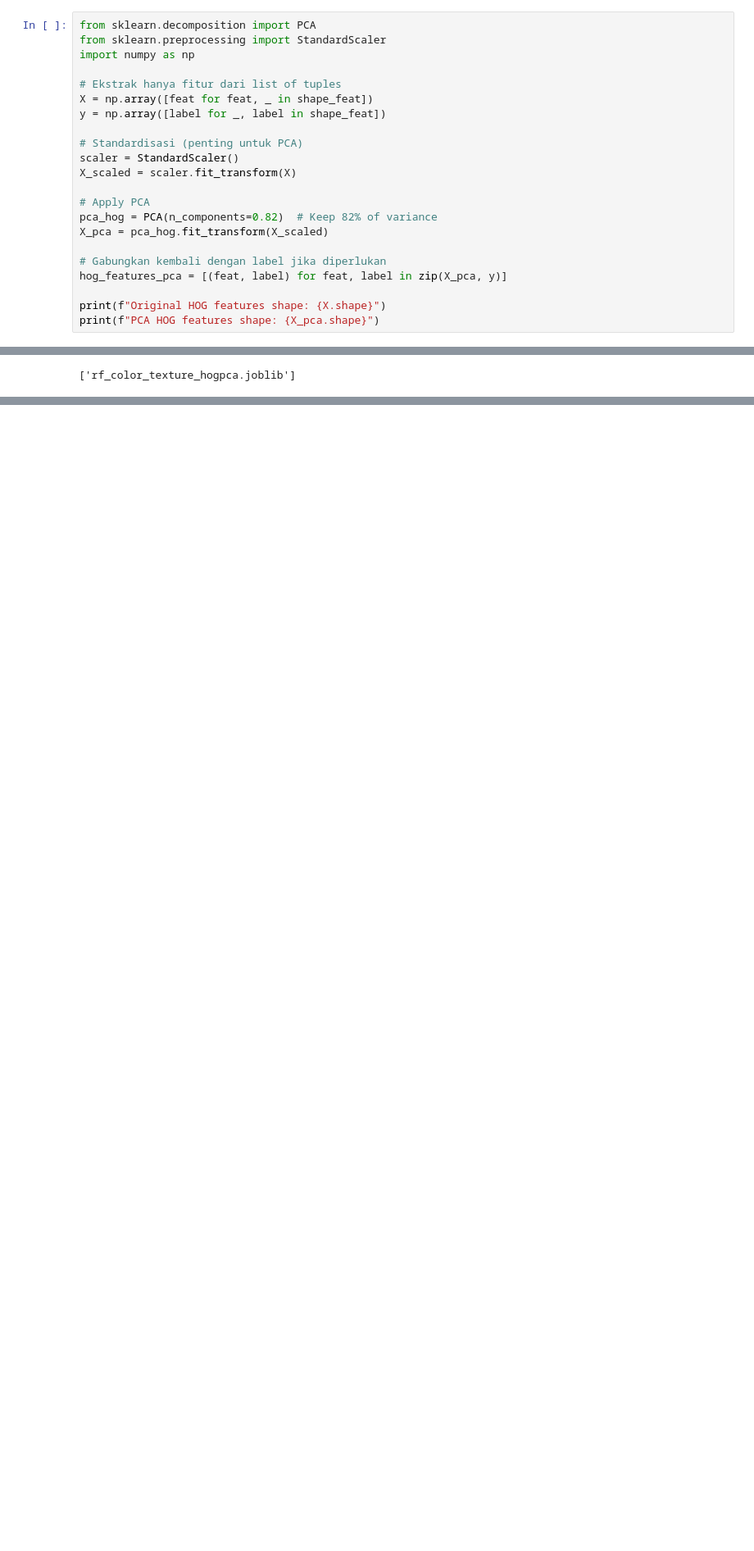
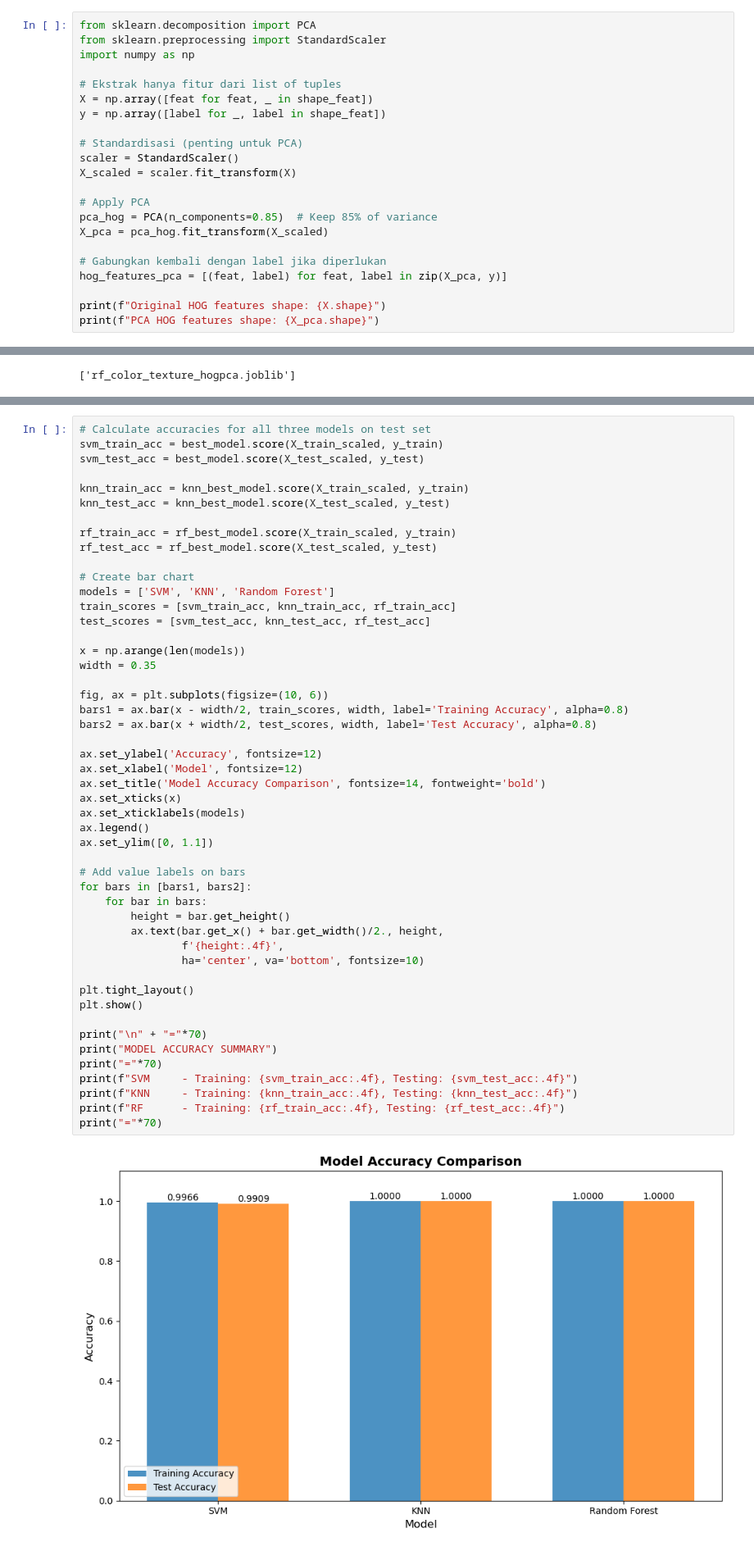
Before and after one commit to sukinnamz/ParisyApp-DataTraining, a Jupyter notebook: color+texture+hogpca.ipynb, the cells around one changed output, grey strips where cells are left out. Shown at 82% size. Drawn from its saved outputs; the diff is of its cells as text; blank space fills up the shorter version.

```diff
--- a/color+texture+hogpca.ipynb
+++ b/color+texture+hogpca.ipynb
@@ -320,7 +371,7 @@ scaler = StandardScaler()
 X_scaled = scaler.fit_transform(X)
 
 # Apply PCA
-pca_hog = PCA(n_components=0.82)  # Keep 82% of variance
+pca_hog = PCA(n_components=0.85)  # Keep 85% of variance
 X_pca = pca_hog.fit_transform(X_scaled)
 
 # Gabungkan kembali dengan label jika diperlukan
@@ -748,0 +811,51 @@ joblib.dump(rf_best_model, 'rf_color_texture_hogpca.joblib')
+# %%
+# Calculate accuracies for all three models on test set
+svm_train_acc = best_model.score(X_train_scaled, y_train)
+svm_test_acc = best_model.score(X_test_scaled, y_test)
+
+knn_train_acc = knn_best_model.score(X_train_scaled, y_train)
+knn_test_acc = knn_best_model.score(X_test_scaled, y_test)
+
+rf_train_acc = rf_best_model.score(X_train_scaled, y_train)
+rf_test_acc = rf_best_model.score(X_test_scaled, y_test)
+
+# Create bar chart
+models = ['SVM', 'KNN', 'Random Forest']
+train_scores = [svm_train_acc, knn_train_acc, rf_train_acc]
+test_scores = [svm_test_acc, knn_test_acc, rf_test_acc]
+
+x = np.arange(len(models))
+width = 0.35
+
+fig, ax = plt.subplots(figsize=(10, 6))
+bars1 = ax.bar(x - width/2, train_scores, width, label='Training Accuracy', alpha=0.8)
+bars2 = ax.bar(x + width/2, test_scores, width, label='Test Accuracy', alpha=0.8)
+
+ax.set_ylabel('Accuracy', fontsize=12)
+ax.set_xlabel('Model', fontsize=12)
+ax.set_title('Model Accuracy Comparison', fontsize=14, fontweight='bold')
+ax.set_xticks(x)
+ax.set_xticklabels(models)
+ax.legend()
+ax.set_ylim([0, 1.1])
+
+# Add value labels on bars
+for bars in [bars1, bars2]:
+    for bar in bars:
+        height = bar.get_height()
+        ax.text(bar.get_x() + bar.get_width()/2., height,
+                f'{height:.4f}',
+                ha='center', va='bottom', fontsize=10)
+
+plt.tight_layout()
+plt.show()
+
+print("\n" + "="*70)
+print("MODEL ACCURACY SUMMARY")
+print("="*70)
+print(f"SVM     - Training: {svm_train_acc:.4f}, Testing: {svm_test_acc:.4f}")
+print(f"KNN     - Training: {knn_train_acc:.4f}, Testing: {knn_test_acc:.4f}")
+print(f"RF      - Training: {rf_train_acc:.4f}, Testing: {rf_test_acc:.4f}")
+print("="*70)
+# %% [output]
+[figure, added]
```
Also changed, not shown: parts of 36 cells of this notebook.
